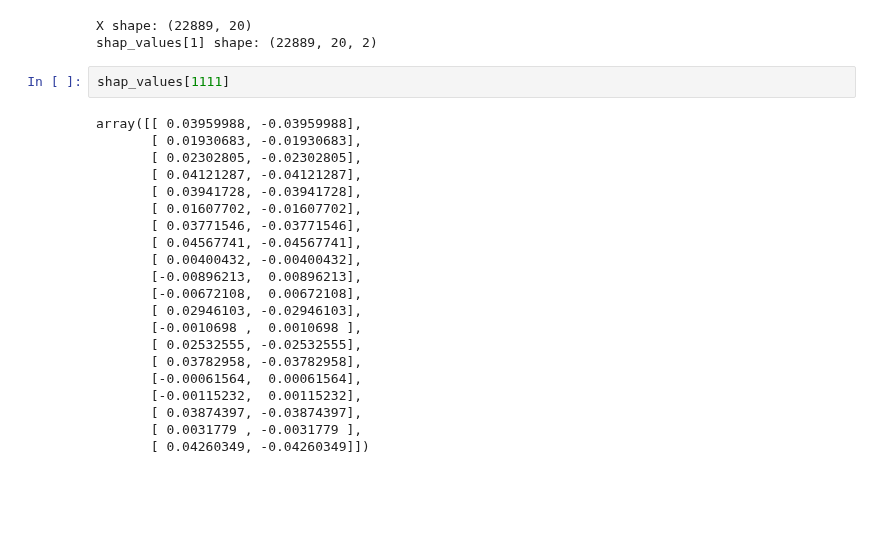
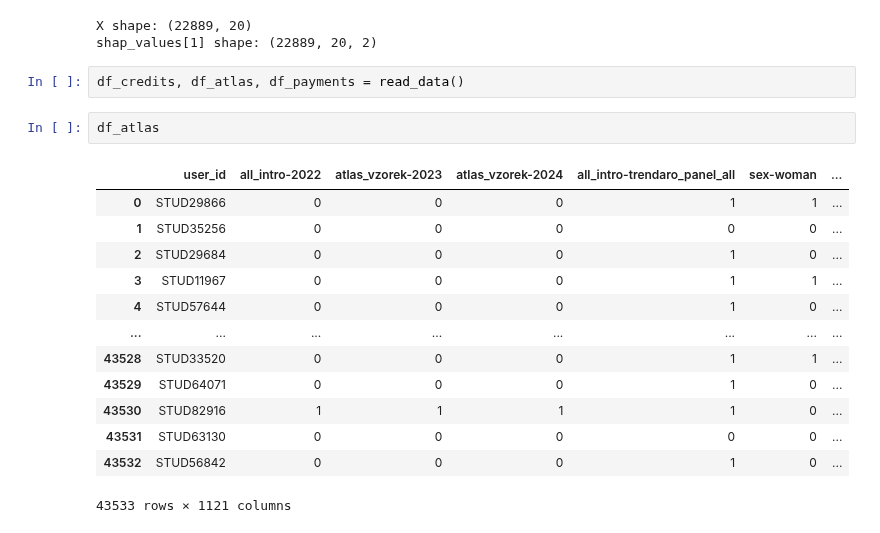
Before and after one commit to vuva00/DP-DataEight, a Jupyter notebook: sandbox/data_prep-modeling.ipynb, the cells around one changed output. Saved outputs shown, nothing was run; the diff lists cells and outputs as text; blank space fills up the shorter version.

```diff
--- a/sandbox/data_prep-modeling.ipynb
+++ b/sandbox/data_prep-modeling.ipynb
@@ -545,26 +536,21 @@ print("shap_values[1] shape:", shap_values.shape)
 # %% [output]
 X shape: (22889, 20)
 shap_values[1] shape: (22889, 20, 2)
-# %%
-shap_values[1111]
-# %% [output]
-array([[ 0.03959988, -0.03959988],
-       [ 0.01930683, -0.01930683],
-       [ 0.02302805, -0.02302805],
-       [ 0.04121287, -0.04121287],
-       [ 0.03941728, -0.03941728],
-       [ 0.01607702, -0.01607702],
-       [ 0.03771546, -0.03771546],
-       [ 0.04567741, -0.04567741],
-       [ 0.00400432, -0.00400432],
-       [-0.00896213,  0.00896213],
-       [-0.00672108,  0.00672108],
-       [ 0.02946103, -0.02946103],
-       [-0.0010698 ,  0.0010698 ],
-       [ 0.02532555, -0.02532555],
-       [ 0.03782958, -0.03782958],
-       [-0.00061564,  0.00061564],
-       [-0.00115232,  0.00115232],
-       [ 0.03874397, -0.03874397],
-       [ 0.0031779 , -0.0031779 ],
-       [ 0.04260349, -0.04260349]])
+# %%
+df_credits, df_atlas, df_payments = read_data()
+# %%
+df_atlas
+# %% [output]
+|  | user_id | all_intro-2022 | atlas_vzorek-2023 | atlas_vzorek-2024 | all_intro-trendaro_panel_all | sex-woman | ... |
+| 0 | STUD29866 | 0 | 0 | 0 | 1 | 1 | ... |
+| 1 | STUD35256 | 0 | 0 | 0 | 0 | 0 | ... |
+| 2 | STUD29684 | 0 | 0 | 0 | 1 | 0 | ... |
+| 3 | STUD11967 | 0 | 0 | 0 | 1 | 1 | ... |
+| 4 | STUD57644 | 0 | 0 | 0 | 1 | 0 | ... |
+| ... | ... | ... | ... | ... | ... | ... | ... |
+| 43528 | STUD33520 | 0 | 0 | 0 | 1 | 1 | ... |
+| 43529 | STUD64071 | 0 | 0 | 0 | 1 | 0 | ... |
+| 43530 | STUD82916 | 1 | 1 | 1 | 1 | 0 | ... |
+| 43531 | STUD63130 | 0 | 0 | 0 | 0 | 0 | ... |
+| 43532 | STUD56842 | 0 | 0 | 0 | 1 | 0 | ... |
+43533 rows × 1121 columns
```
Also changed, not shown: parts of 16 cells of this notebook, 6 other files.
